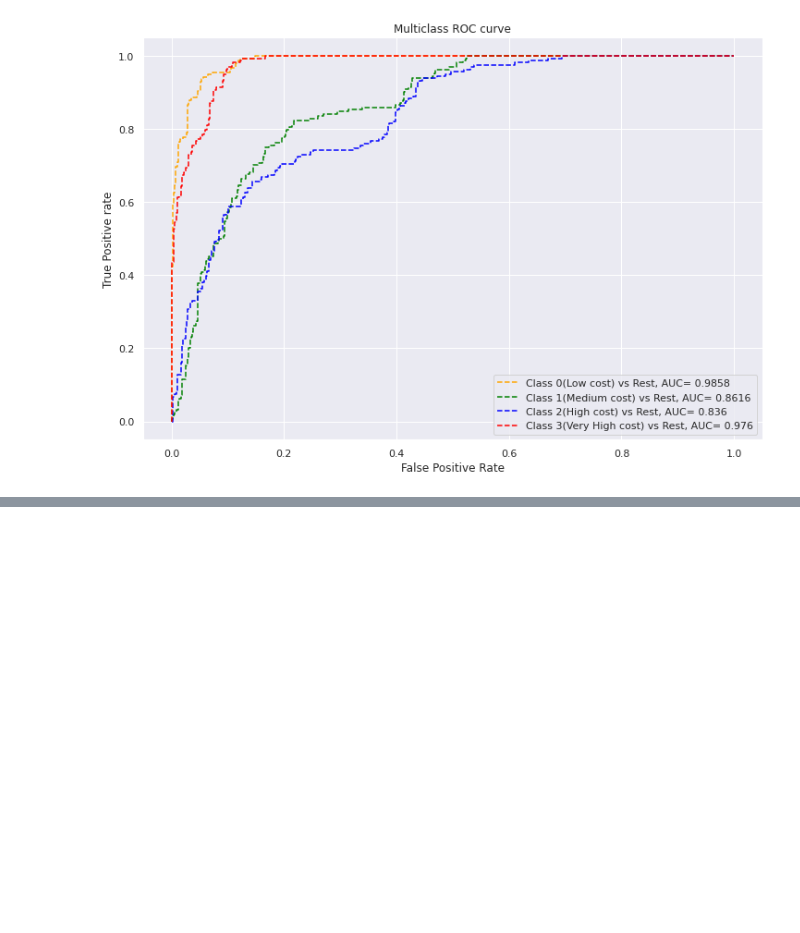
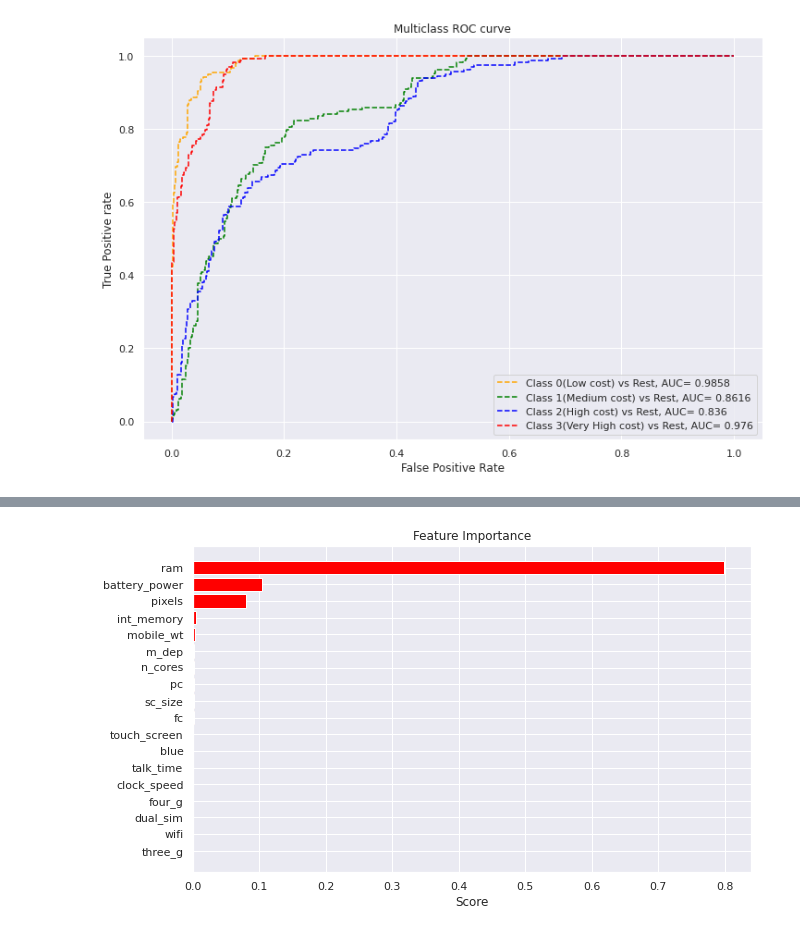
Before and after one commit to SujitbMusale/Mobile-Price-Range-Prediction-classification, a Jupyter notebook: Mobile_Price_Range_Prediction.ipynb, the cells around one changed output, grey strips where cells are left out. Saved outputs shown, nothing was run; the diff lists cells and outputs as text; code cells hidden in the pictures; blank space fills up the shorter version.

```diff
--- a/Mobile_Price_Range_Prediction.ipynb
+++ b/Mobile_Price_Range_Prediction.ipynb
@@ -736,0 +872,13 @@ plot_Auc_roc(y_test,pred_prob)
+# %%
+# creating a function for plotting the feature importances.
+plt.figure(figsize=(10,6))
+features = X.columns
+importances = gbc_optimal.feature_importances_
+indices = np.argsort(importances)
+plt.title('Feature Importance')
+plt.barh(range(len(indices)), importances[indices], color='red', align='center')
+plt.yticks(range(len(indices)), [features[i] for i in indices])
+plt.xlabel('Score')
+plt.show()
+# %% [output]
+[figure, added]
```
Also changed, not shown: parts of 74 cells of this notebook.
